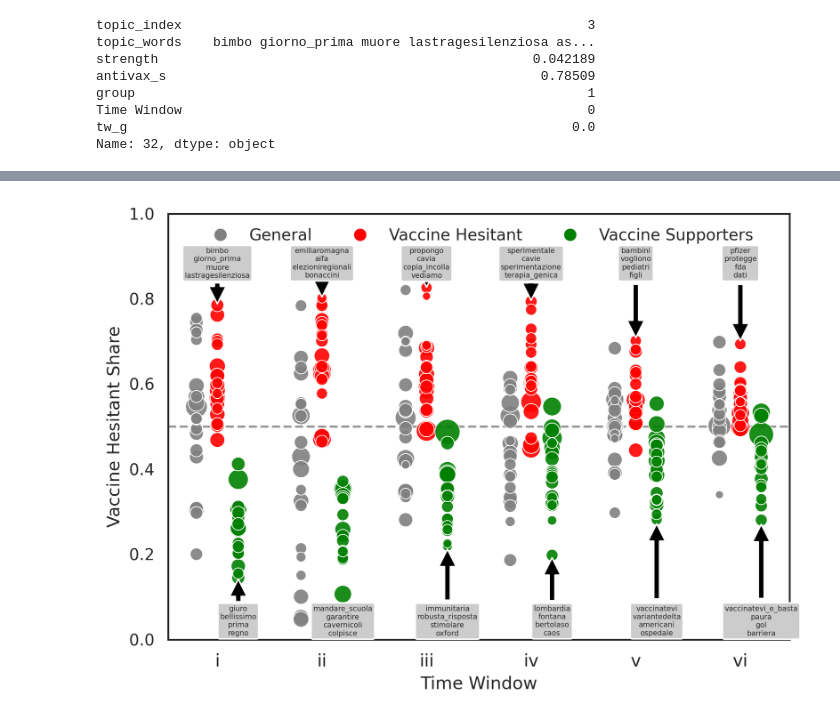
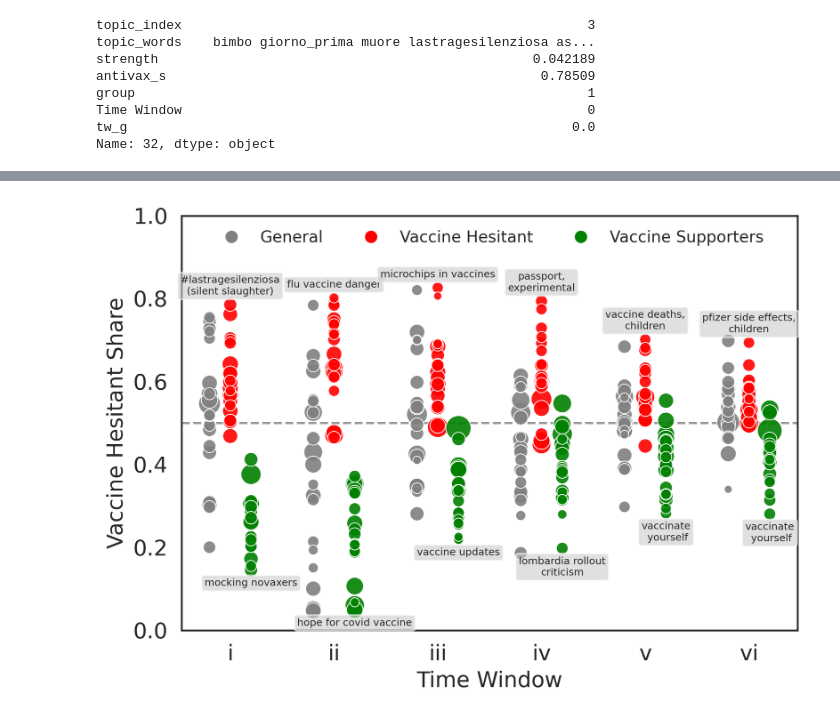
Before and after one commit to ISIFoundation/Vax-IT-20-21, a Jupyter notebook: notebooks/Topic_Modeling_4.ipynb, the cells around one changed output, grey strips where cells are left out. Cells and saved outputs as stored; diff of their text form; code cells hidden in the pictures.

```diff
--- a/notebooks/Topic_Modeling_4.ipynb
+++ b/notebooks/Topic_Modeling_4.ipynb
@@ -182,0 +170,3 @@ topic
+# %%
+topic = df[(df.group==1)&(df['Time Window']==5)]
+topic.sort_values('strength')
@@ -198,45 +252,55 @@ p = sns.scatterplot(data=df, y='antivax_s', x='tw_g', hue='group', palette=palet
                s=100, alpha=0.9, sizes=(30,300), size='strength', legend=False)
 
 
-p.set_ylabel('Vaccine Hesitant Share')#,fontsize=15)
-p.set_xlabel('Time Window')#,fontsize=15)
+p.set_ylabel('Vaccine Hesitant Share',fontsize=15)
+p.set_xlabel('Time Window',fontsize=15)
 
-plt.xticks(np.arange(6),['i','ii','iii','iv','v','vi'], fontsize=12)
+plt.xticks(np.arange(6),['i','ii','iii','iv','v','vi'], fontsize=15)
+plt.yticks(fontsize=15)
 p.axhline(0.5, color='grey', alpha=0.8, linestyle='--', zorder=-1)
 
 plt.ylim(0, 1)
 
 
 
 colors = ['grey', 'red', 'green']
 custom = [Line2D([], [], marker='.', markersize=15, color=colors[0], linestyle='None'),
           Line2D([], [], marker='.', markersize=15, color=colors[1], linestyle='None'),
           Line2D([], [], marker='.', markersize=15, color=colors[2], linestyle='None')]
 
 plt.legend(custom, ['General', 'Vaccine Hesitant', 'Vaccine Supporters'], ncol=3, loc='upper center', frameon=False)
 
 
+bbox_props = dict(boxstyle="round", fc="0.8", alpha=0.6)
+
+arrowprops = dict(arrowstyle="->", fc='black', ec='black')
+
 for interval in range(6):
     topic = df[(df.group==1)&(df['Time Window']==interval)]
     topic = topic.iloc[topic['antivax_s'].argmax()]
-    plt.gca().annotate("\n".join(topic.topic_words.split(' ')[:4]),
+    annotation = topic_desc.get((interval, 1), "\n".join(topic.topic_words.split(' ')[:5]))
+    plt.gca().annotate(annotation,
             xy=(interval, topic.antivax_s),
-            xytext=(interval, 0.92), #textcoords='axes fraction',
-            arrowprops=dict(facecolor='black', shrink=0.05),
-            horizontalalignment='center', verticalalignment='top', fontsize=5,
-            bbox=dict(boxstyle="round", fc="0.8"),)
+            xytext=(interval, topic.antivax_s+0.02),
+
+                       va="bottom",
+            horizontalalignment='center', verticalalignment='top', fontsize=7,
+            bbox=bbox_props)
 
 for interval in range(6):
     topic = df[(df.group==2)&(df['Time Window']==interval)]
     topic = topic.iloc[topic['antivax_s'].argmin()]
-    plt.gca().annotate("\n".join(topic.topic_words.split(' ')[:4]),
+    annotation = topic_desc.get((interval, 0), "\n".join(topic.topic_words.split(' ')[:5]))
+    plt.gca().annotate(annotation,
             xy=(interval+0.2, topic.antivax_s),
-            xytext=(interval+0.2, 0.08), #textcoords='axes fraction',
-            arrowprops=dict(facecolor='black', shrink=0.05),
-            horizontalalignment='center', verticalalignment='top', fontsize=5,
-            bbox=dict(boxstyle="round", fc="0.8"),)
+            xytext=(interval+0.2, topic.antivax_s-0.02),
+                       va="top",
+
+            horizontalalignment='center', verticalalignment='top', fontsize=7,
+            bbox=bbox_props)
+
 
 plt.tight_layout()
-#plt.savefig('/../figures/topic_plot_bars_final.pdf')
+plt.savefig('/../figures/topic_plot_bars_final.pdf')
 # %% [output]
-[figure, old version]
+[figure, new version]
```
Also changed, not shown: parts of 5 cells of this notebook.
